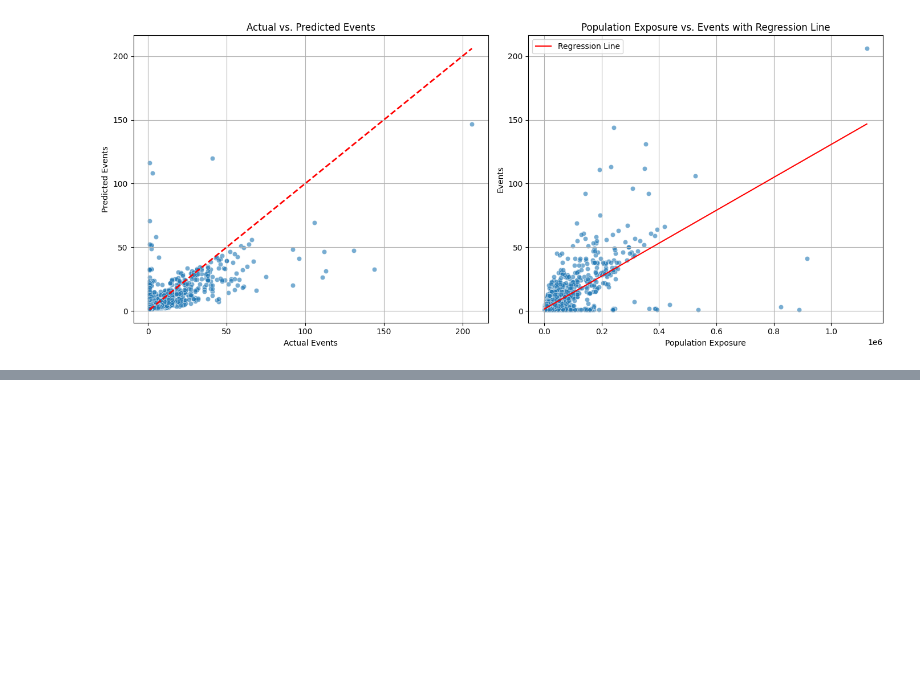
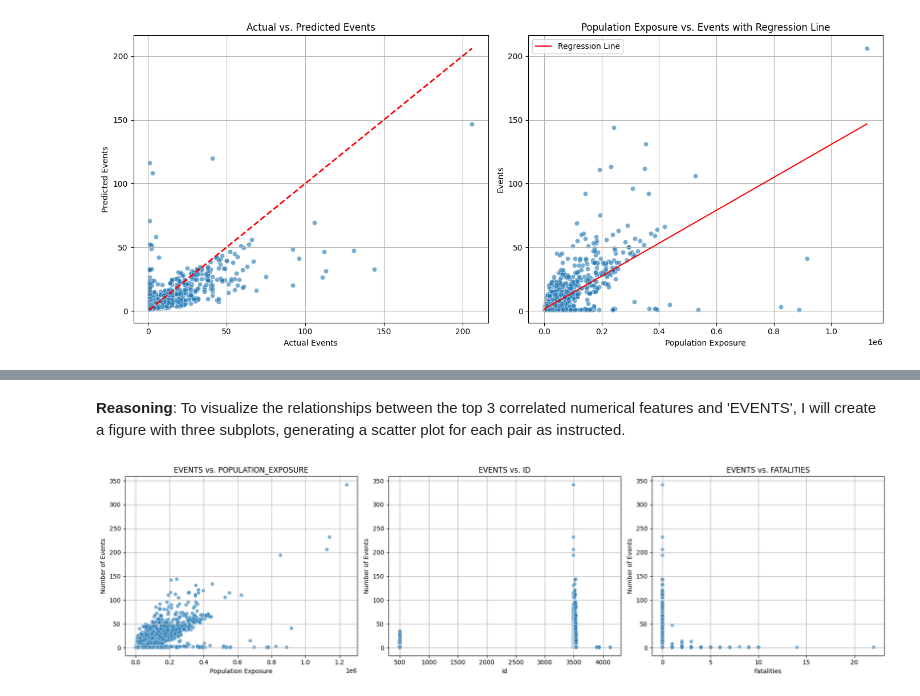
Before and after one commit to Millrjess/Jess, a Jupyter notebook: Protest06.ipynb, the cells around one changed output, grey strips where cells are left out. Saved outputs shown, nothing was run; the diff lists cells and outputs as text; code cells hidden in the pictures; blank space fills up the shorter version.

```diff
--- a/Protest06.ipynb
+++ b/Protest06.ipynb
@@ -1029,0 +1082,6 @@ plt.show()
+# %%
+numerical_features = df_new.select_dtypes(include=['int64', 'float64']).columns.tolist()
+if 'EVENTS' in numerical_features:
+    numerical_features.remove('EVENTS')
+
+print(f"Identified numerical features (excluding 'EVENTS'): {numerical_features}")
@@ -1029,0 +1093,5 @@ plt.show()
+# %%
+print('Calculating correlation with EVENTS for identified numerical features:')
+correlations = df_new[numerical_features].corrwith(df_new['EVENTS']).sort_values(ascending=False, key=abs)
+
+print(correlations)
@@ -1029,0 +1111,24 @@ plt.show()
+# %% [markdown]
+**Reasoning**:
+To visualize the relationships between the top 3 correlated numerical features and 'EVENTS', I will create a figure with three subplots, generating a scatter plot for each pair as instructed.
+# %%
+import matplotlib.pyplot as plt
+import seaborn as sns
+
+# Get the top 3 correlated features from the 'correlations' Series
+top_3_correlated_features = correlations.index[:3].tolist()
+
+plt.figure(figsize=(18, 5))
+
+for i, feature in enumerate(top_3_correlated_features):
+    plt.subplot(1, 3, i + 1)
+    sns.scatterplot(data=df_new, x=feature, y='EVENTS', alpha=0.6)
+    plt.title(f'EVENTS vs. {feature}')
+    plt.xlabel(feature.replace('_', ' ').title())
+    plt.ylabel('Number of Events')
+    plt.grid(True)
+
+plt.tight_layout()
+plt.show()
+# %% [output]
+[figure, added]
```
Also changed, not shown: parts of 41 cells of this notebook.
